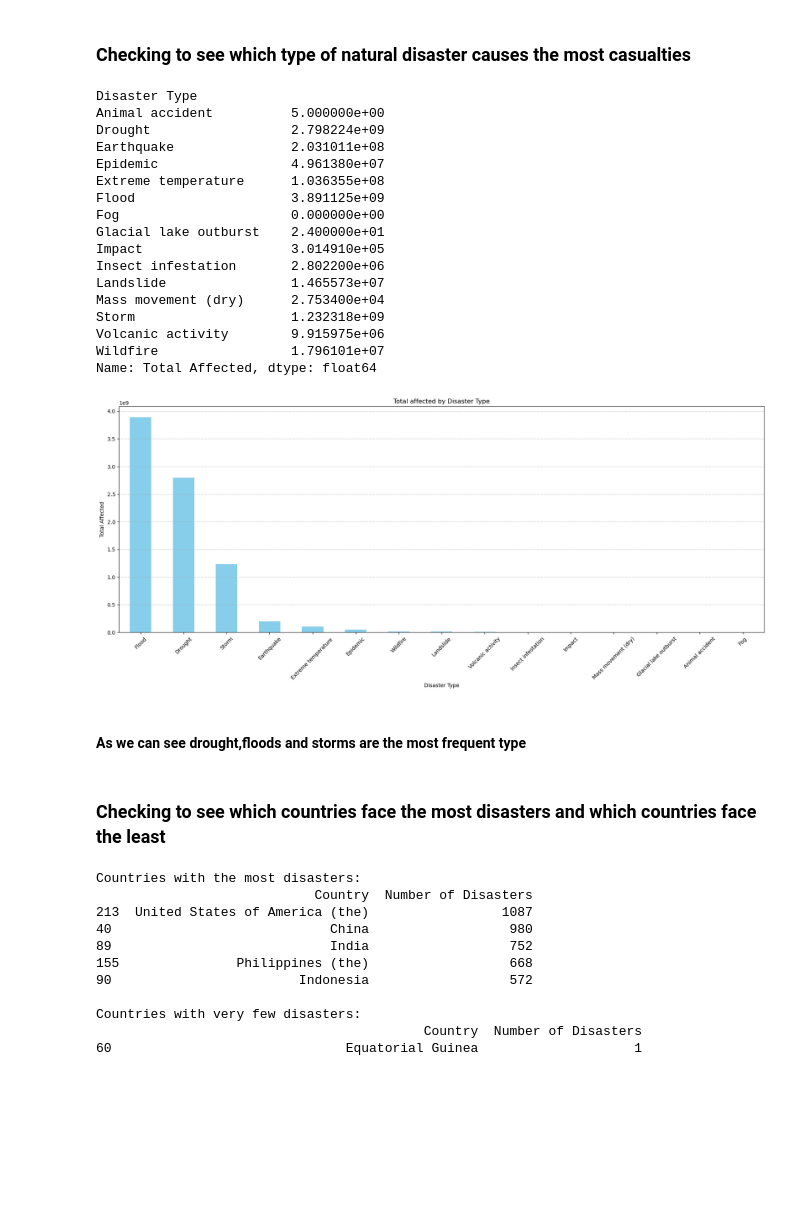
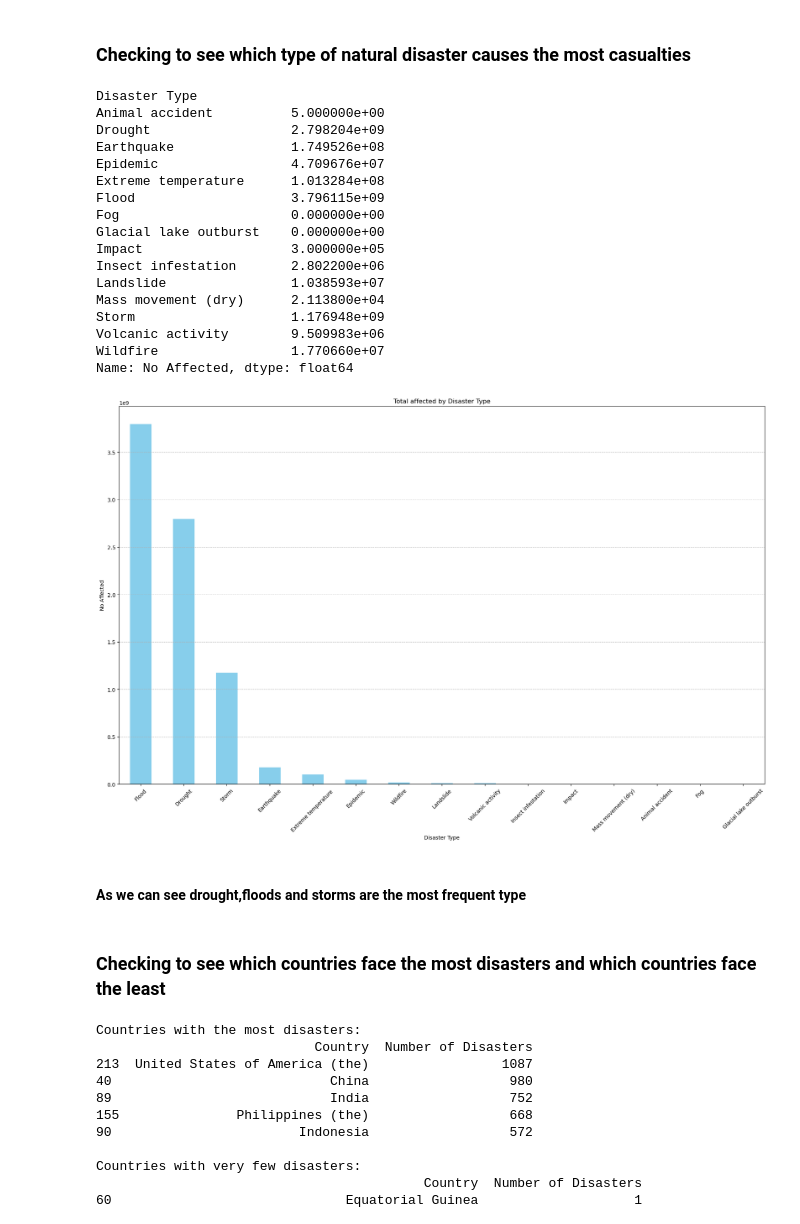
Before and after one commit to TitanicEclair/Demographic-Forecast, a Jupyter notebook: EDA_Demographic_Disaster.ipynb, the cells around one changed output. Cells and saved outputs as stored; diff of their text form; code cells hidden in the pictures; blank space fills up the shorter version.

```diff
--- a/EDA_Demographic_Disaster.ipynb
+++ b/EDA_Demographic_Disaster.ipynb
@@ -123,44 +123,44 @@ plt.show()
 # %% [markdown]
 ### Checking to see which type of natural disaster causes the most casualties
 # %%
-total_affected_by_type = df.groupby('Disaster Type')['Total Affected'].sum()
+total_affected_by_type = df.groupby('Disaster Type')['No Affected'].sum()
 
 print(total_affected_by_type)
 
 total_affected_by_type_sorted = total_affected_by_type.sort_values(ascending=False)
 
-plt.figure(figsize=(18, 8))
+plt.figure(figsize=(18, 12))
 total_affected_by_type_sorted.plot(kind='bar', color='skyblue')
 plt.title('Total affected by Disaster Type')
 plt.xlabel('Disaster Type')
-plt.ylabel('Total Affected')
+plt.ylabel('No Affected')
 plt.xticks(rotation=45)
 plt.grid(axis='y', linestyle='--', alpha=0.7)
 plt.tight_layout()
 plt.show()
 # %% [output]
 Disaster Type
 Animal accident          5.000000e+00
-Drought                  2.798224e+09
-Earthquake               2.031011e+08
-Epidemic                 4.961380e+07
-Extreme temperature      1.036355e+08
-Flood                    3.891125e+09
+Drought                  2.798204e+09
+Earthquake               1.749526e+08
+Epidemic                 4.709676e+07
+Extreme temperature      1.013284e+08
+Flood                    3.796115e+09
 Fog                      0.000000e+00
-Glacial lake outburst    2.400000e+01
-Impact                   3.014910e+05
+Glacial lake outburst    0.000000e+00
+Impact                   3.000000e+05
 Insect infestation       2.802200e+06
-Landslide                1.465573e+07
-Mass movement (dry)      2.753400e+04
-Storm                    1.232318e+09
-Volcanic activity        9.915975e+06
-Wildfire                 1.796101e+07
-Name: Total Affected, dtype: float64
+Landslide                1.038593e+07
+Mass movement (dry)      2.113800e+04
+Storm                    1.176948e+09
+Volcanic activity        9.509983e+06
+Wildfire                 1.770660e+07
+Name: No Affected, dtype: float64
-[figure, old version]
+[figure, new version]
-# %% [markdown]
-#### As we can see drought,floods and storms are the most frequent type
-# %% [markdown]
-### Checking to see which countries face the most disasters and which countries face the least
+# %% [markdown]
+#### As we can see drought,floods and storms are the most frequent type
+# %% [markdown]
+### Checking to see which countries face the most disasters and which countries face the least
 # %%
 country_disasters = df.groupby("Country").size().reset_index(name="Number of Disasters")
 # number of disasters in descending order
```
Also changed, not shown: parts of 16 cells of this notebook.
